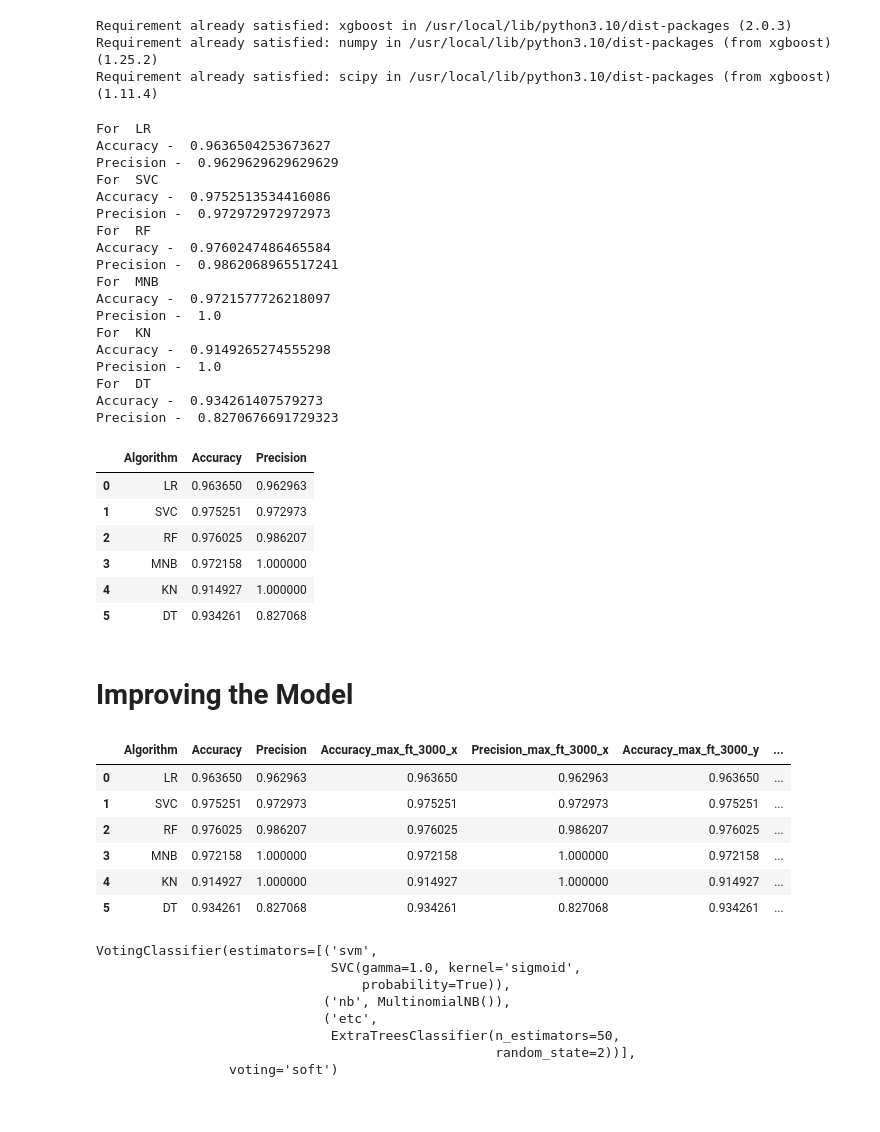
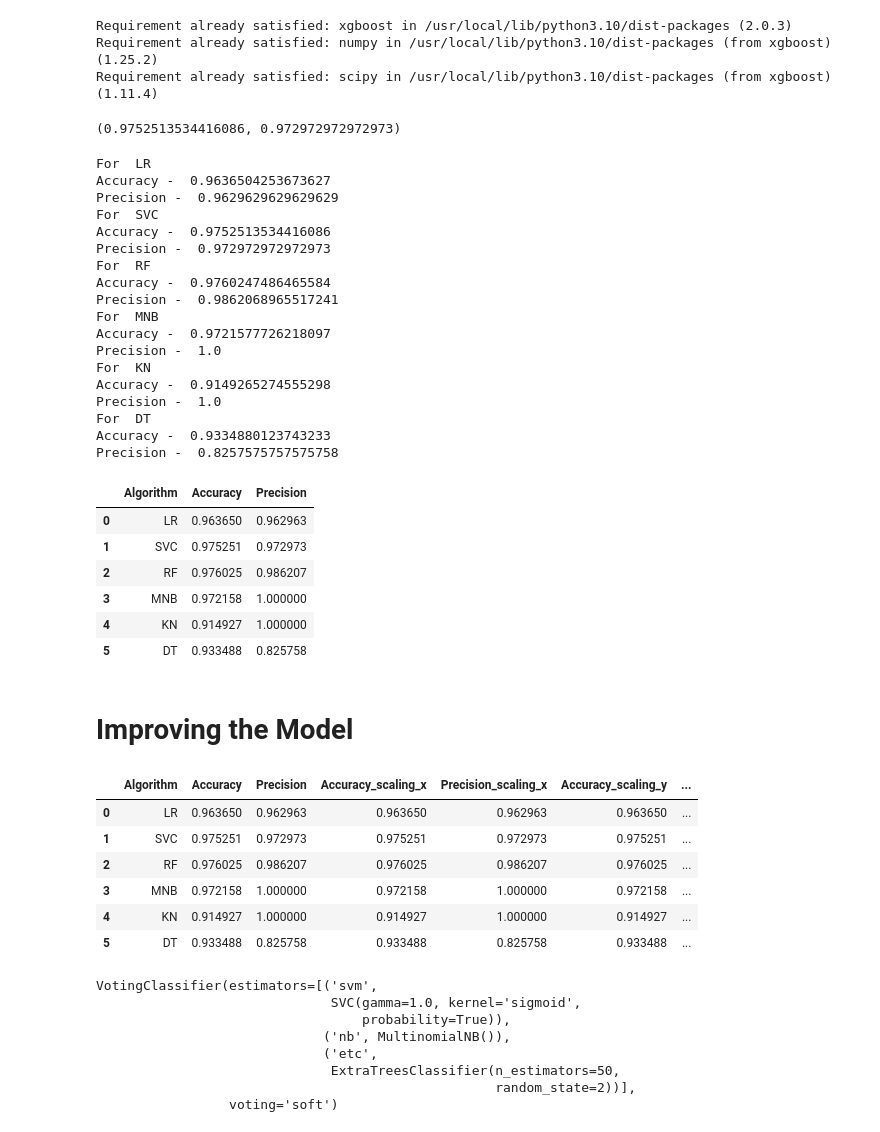
Before and after one commit to Purbasa2003/SMS_Classifier, a Jupyter notebook: SMS_Spam_Classifier(with_app).ipynb, the cells around one changed output. Drawn from its saved outputs; the diff is of its cells as text; code cells hidden in the pictures.

```diff
--- a/SMS_Spam_Classifier(with_app).ipynb
+++ b/SMS_Spam_Classifier(with_app).ipynb
@@ -439,6 +441,10 @@ def train_classifier(clf, X_train, Y_train, X_test, Y_test):
     precision = precision_score(Y_test, Y_pred)
 
     return accuracy, precision
+# %%
+train_classifier(svc,X_train,Y_train,X_test,Y_test)
+# %% [output]
+(0.9752513534416086, 0.972972972972973)
 # %%
 accuracy_scores = {}
 precision_scores = {}
@@ -469,8 +475,8 @@ For  KN
 Accuracy -  0.9149265274555298
 Precision -  1.0
 For  DT
-Accuracy -  0.934261407579273
-Precision -  0.8270676691729323
+Accuracy -  0.9334880123743233
+Precision -  0.8257575757575758
 # %%
 performance_df = pd.DataFrame({'Algorithm':clfs.keys(), 'Accuracy':accuracy_scores.values(), 'Precision':precision_scores.values()})
 performance_df
@@ -481,28 +487,32 @@ performance_df
 | 2 | RF | 0.976025 | 0.986207 |
 | 3 | MNB | 0.972158 | 1.000000 |
 | 4 | KN | 0.914927 | 1.000000 |
-| 5 | DT | 0.934261 | 0.827068 |
+| 5 | DT | 0.933488 | 0.825758 |
 # %% [markdown]
 # Improving the Model
 # %%
 #changing the max_features parameter of Tfidf
 
 temp_df = pd.DataFrame({'Algorithm':clfs.keys(), 'Accuracy_max_ft_3000':accuracy_scores.values(), 'Precision_max_ft_3000':precision_scores.values()})
 
+# Using the dictionaries accuracy_scores and precision_scores instead of the functions
+
+temp_df = pd.DataFrame({'Algorithm':clfs.keys(),'Accuracy_scaling':accuracy_scores.values(),'Precision_scaling':precision_scores.values()}).sort_values('Precision_scaling',ascending=False)
 new_df = performance_df.merge(temp_df, on = 'Algorithm')
+
 new_df_scaled = new_df.merge(temp_df, on = 'Algorithm')
 
 temp_df = pd.DataFrame({'Algorithm':clfs.keys(), 'Accuracy_num_chars':accuracy_scores.values(), 'Precision_num_chars':precision_scores.values()})
 
 new_df_scaled.merge(temp_df, on = 'Algorithm')
 # %% [output]
-|  | Algorithm | Accuracy | Precision | Accuracy_max_ft_3000_x | Precision_max_ft_3000_x | Accuracy_max_ft_3000_y | ... |
+|  | Algorithm | Accuracy | Precision | Accuracy_scaling_x | Precision_scaling_x | Accuracy_scaling_y | ... |
 | 0 | LR | 0.963650 | 0.962963 | 0.963650 | 0.962963 | 0.963650 | ... |
 | 1 | SVC | 0.975251 | 0.972973 | 0.975251 | 0.972973 | 0.975251 | ... |
 | 2 | RF | 0.976025 | 0.986207 | 0.976025 | 0.986207 | 0.976025 | ... |
 | 3 | MNB | 0.972158 | 1.000000 | 0.972158 | 1.000000 | 0.972158 | ... |
 | 4 | KN | 0.914927 | 1.000000 | 0.914927 | 1.000000 | 0.914927 | ... |
-| 5 | DT | 0.934261 | 0.827068 | 0.934261 | 0.827068 | 0.934261 | ... |
+| 5 | DT | 0.933488 | 0.825758 | 0.933488 | 0.825758 | 0.933488 | ... |
 # %%
 # voting classifier : as to check the precision
 
```
Also changed, not shown: parts of 6 cells of this notebook.
